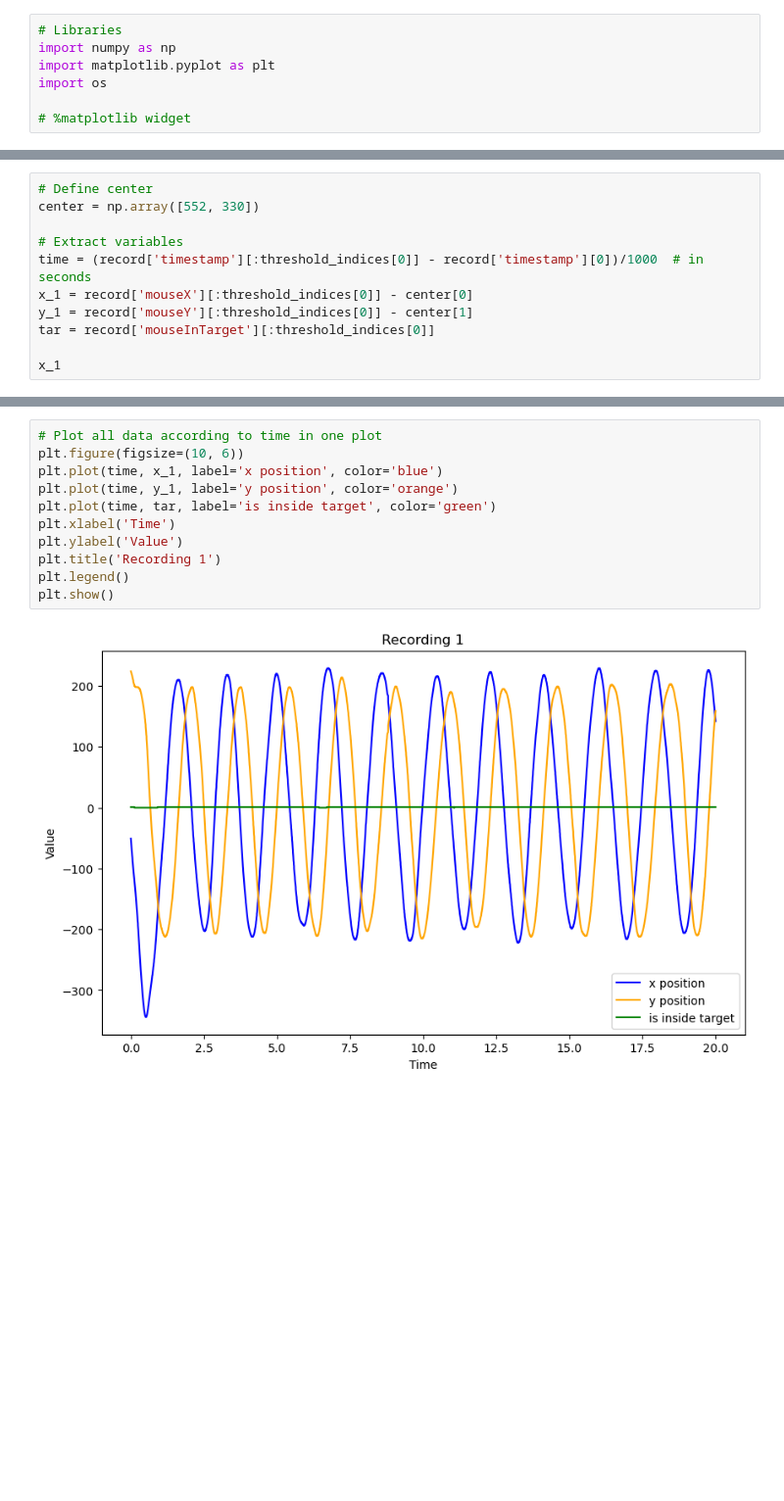
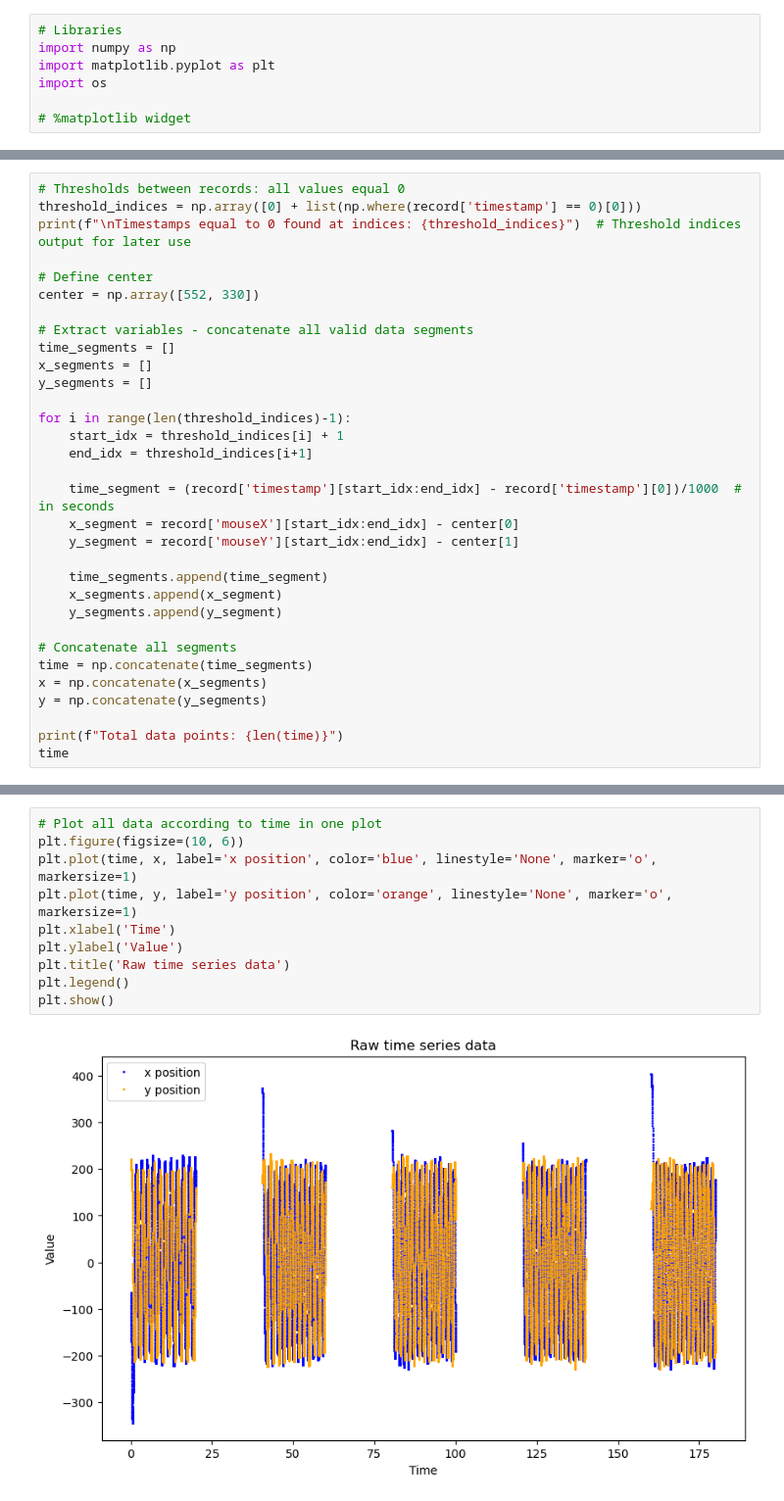
Before and after one commit to JoelSin-student/Circular-task-assignement-Savona-Singer-Virolan, a Jupyter notebook: notebooks/Joël - all data graphs.ipynb, the cells around one changed output, grey strips where cells are left out. Shown at 98% size. Cells and saved outputs as stored; diff of their text form; blank space fills up the shorter version.

```diff
--- a/notebooks/Joël - all data graphs.ipynb
+++ b/notebooks/Joël - all data graphs.ipynb
@@ -81,12 +77,33 @@ Timestamps equal to 0 found at indices: [ 3972  7871 11770 15655]
 # %%
+# Thresholds between records: all values equal 0
+threshold_indices = np.array([0] + list(np.where(record['timestamp'] == 0)[0]))
+print(f"\nTimestamps equal to 0 found at indices: {threshold_indices}")  # Threshold indices output for later use
+
 # Define center
 center = np.array([552, 330])
 
-# Extract variables
-time = (record['timestamp'][:threshold_indices[0]] - record['timestamp'][0])/1000  # in seconds
-x_1 = record['mouseX'][:threshold_indices[0]] - center[0]
-y_1 = record['mouseY'][:threshold_indices[0]] - center[1]
-tar = record['mouseInTarget'][:threshold_indices[0]]
+# Extract variables - concatenate all valid data segments
+time_segments = []
+x_segments = []
+y_segments = []
 
-x_1
+for i in range(len(threshold_indices)-1):
+    start_idx = threshold_indices[i] + 1
+    end_idx = threshold_indices[i+1]
+
+    time_segment = (record['timestamp'][start_idx:end_idx] - record['timestamp'][0])/1000  # in seconds
+    x_segment = record['mouseX'][start_idx:end_idx] - center[0]
+    y_segment = record['mouseY'][start_idx:end_idx] - center[1]
+
+    time_segments.append(time_segment)
+    x_segments.append(x_segment)
+    y_segments.append(y_segment)
+
+# Concatenate all segments
+time = np.concatenate(time_segments)
+x = np.concatenate(x_segments)
+y = np.concatenate(y_segments)
+
+print(f"Total data points: {len(time)}")
+time
 # %% [output]
@@ -94,13 +114,12 @@ array([-51., -65., -68., ..., 148., 145., 142.])
 # %%
 # Plot all data according to time in one plot
 plt.figure(figsize=(10, 6))
-plt.plot(time, x_1, label='x position', color='blue')
-plt.plot(time, y_1, label='y position', color='orange')
-plt.plot(time, tar, label='is inside target', color='green')
+plt.plot(time, x, label='x position', color='blue', linestyle='None', marker='o', markersize=1)
+plt.plot(time, y, label='y position', color='orange', linestyle='None', marker='o', markersize=1)
 plt.xlabel('Time')
 plt.ylabel('Value')
-plt.title('Recording 1')
+plt.title('Raw time series data')
 plt.legend()
 plt.show()
 # %% [output]
-[figure, old version]
+[figure, new version]
```
Also changed, not shown: parts of 2 cells of this notebook.
